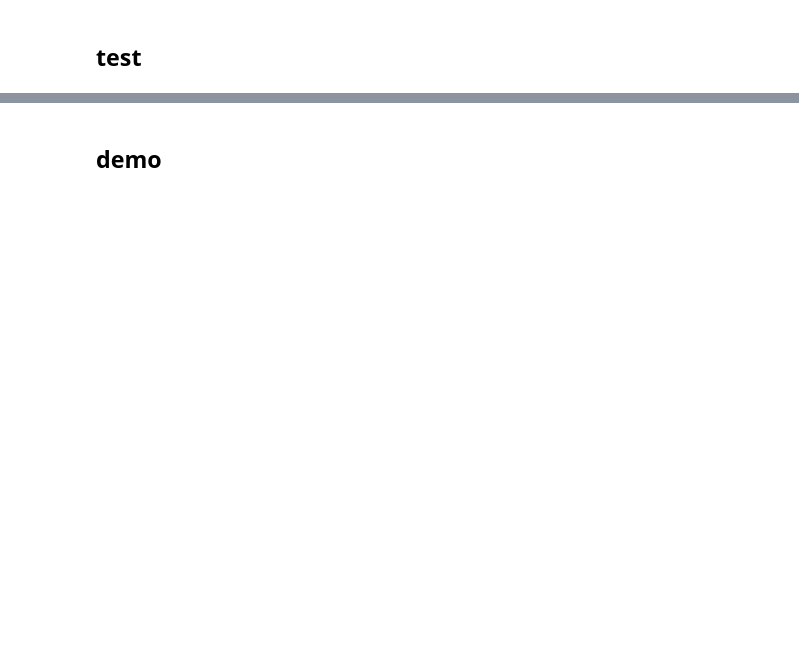
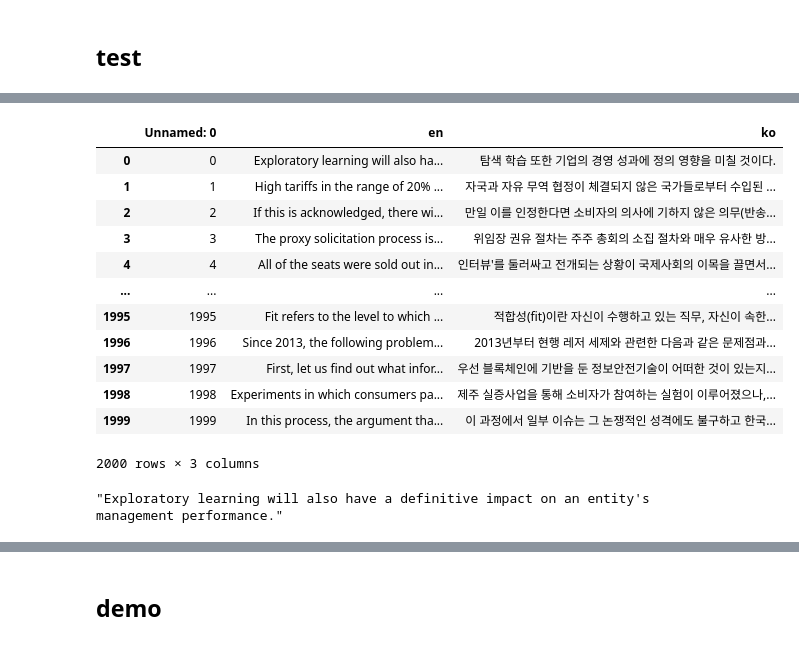
Before and after one commit to gus8054/NLP_Project_3, a Jupyter notebook: train.ipynb, the cells around one changed output, grey strips where cells are left out. Cells and saved outputs as stored; diff of their text form; code cells hidden in the pictures; blank space fills up the shorter version.

```diff
--- a/train.ipynb
+++ b/train.ipynb
@@ -254,0 +605,22 @@ NameError: name 'pd' is not defined
+# %%
+test_dataset = pd.read_csv('data/기술과학_valid_en-ko.csv')
+test_dataset = test_dataset.iloc[:2000]
+test_dataset
+# %% [output]
+|  | Unnamed: 0 | en | ko |
+| 0 | 0 | Exploratory learning will also ha... | 탐색 학습 또한 기업의 경영 성과에 정의 영향을 미칠 것이다. |
+| 1 | 1 | High tariffs in the range of 20% ... | 자국과 자유 무역 협정이 체결되지 않은 국가들로부터 수입된 ... |
+| 2 | 2 | If this is acknowledged, there wi... | 만일 이를 인정한다면 소비자의 의사에 기하지 않은 의무(반송... |
+| 3 | 3 | The proxy solicitation process is... | 위임장 권유 절차는 주주 총회의 소집 절차와 매우 유사한 방... |
+| 4 | 4 | All of the seats were sold out in... | 인터뷰'를 둘러싸고 전개되는 상황이 국제사회의 이목을 끌면서... |
+| ... | ... | ... | ... |
+| 1995 | 1995 | Fit refers to the level to which ... | 적합성(fit)이란 자신이 수행하고 있는 직무, 자신이 속한... |
+| 1996 | 1996 | Since 2013, the following problem... | 2013년부터 현행 레저 세제와 관련한 다음과 같은 문제점과... |
+| 1997 | 1997 | First, let us find out what infor... | 우선 블록체인에 기반을 둔 정보안전기술이 어떠한 것이 있는지... |
+| 1998 | 1998 | Experiments in which consumers pa... | 제주 실증사업을 통해 소비자가 참여하는 실험이 이루어졌으나,... |
+| 1999 | 1999 | In this process, the argument tha... | 이 과정에서 일부 이슈는 그 논쟁적인 성격에도 불구하고 한국... |
+2000 rows × 3 columns
+# %%
+test_dataset['en'][0]
+# %% [output]
+"Exploratory learning will also have a definitive impact on an entity's management performance."
```
Also changed, not shown: parts of 44 cells of this notebook.
